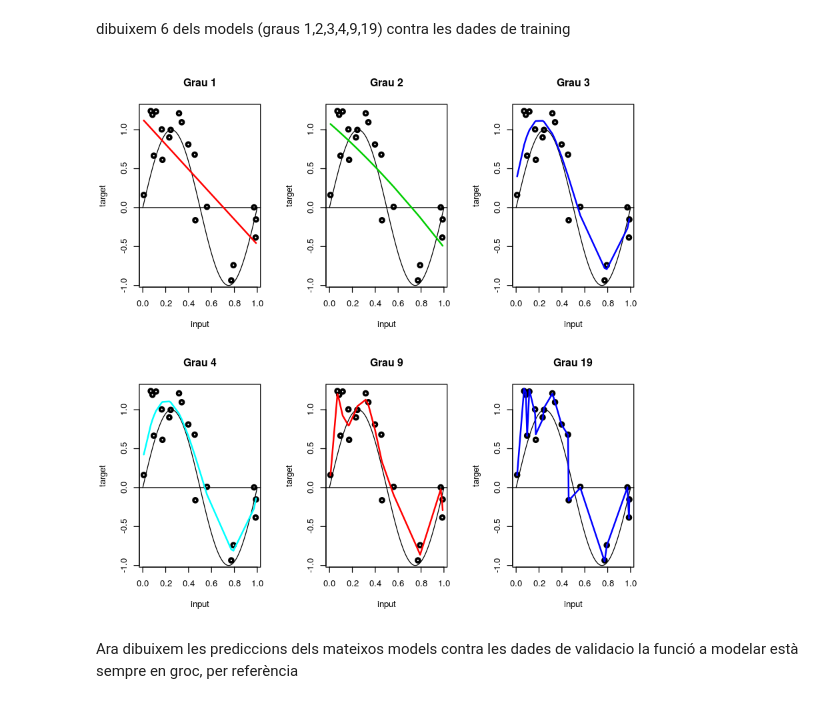
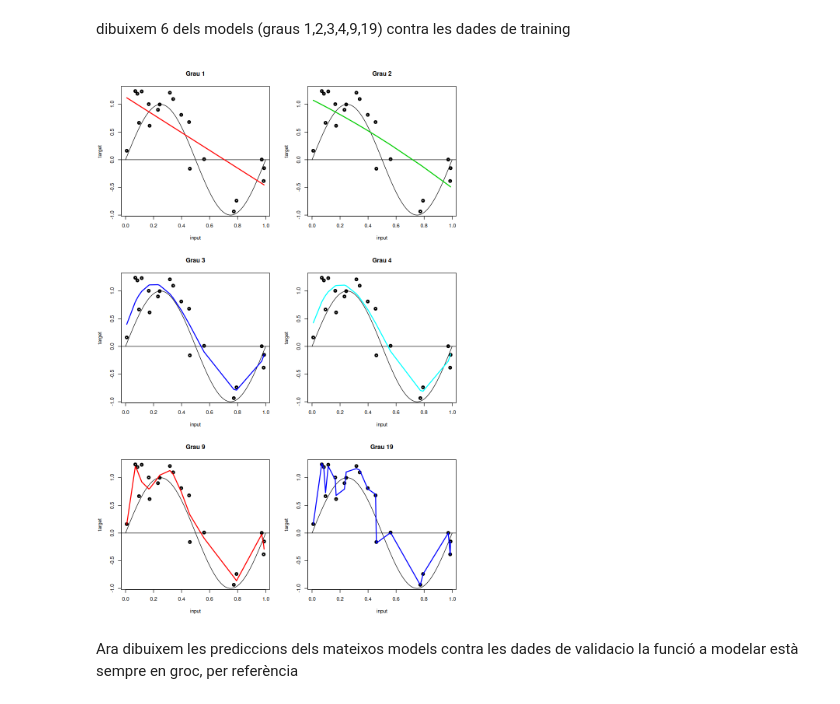
Before and after one commit to jordibosch20/APA-Notebooks, a Jupyter notebook: APA R/APA-L1.ipynb, the cells around one changed output. Saved outputs shown, nothing was run; the diff lists cells and outputs as text; code cells hidden in the pictures.

```diff
--- a/APA R/APA-L1.ipynb
+++ b/APA R/APA-L1.ipynb
@@ -273,20 +280,22 @@ resultats <- cbind (Grau=p:q, Coeficients=coef, Error.train=norm.mse.train, Erro
 # %% [markdown]
 dibuixem 6 dels models (graus 1,2,3,4,9,19) contra les dades de training
 # %%
-par(mfrow=c(2, 3))                # això crea una graella (grid) de 2x3
+options(repr.plot.width=8, repr.plot.height=12)
+# això crea una graella (grid) de 3x2
+par(mfrow=c(3, 2))
 
 graus <- c(1,2,3,4,9,19)
 
 for (i in graus)
 {
   plot(input,target, lwd=3)
   curve (sin(2*pi*x), a, b, add=TRUE)
   abline(0,0)
   points(input, predict(model[[i]]), type="l", col=25+i, lwd=2)
   title (main=paste('Grau',i))
 }
 # %% [output]
-[figure, old version]
+[figure, new version]
 # %% [markdown]
  Ara dibuixem les prediccions dels mateixos models contra les dades de validacio
  la funció a modelar està sempre en groc, per referència
```
Also changed, not shown: parts of 18 cells of this notebook, 37 other files.
